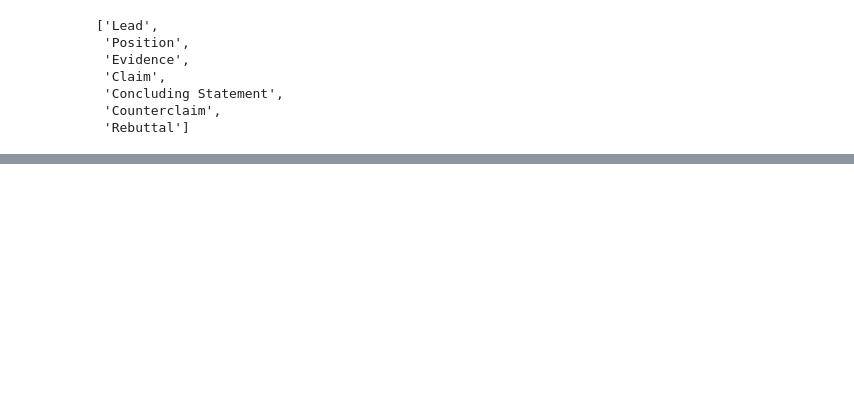
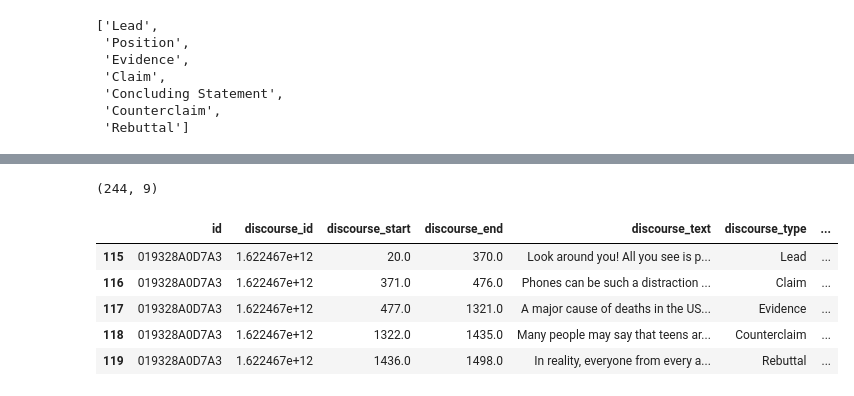
Before and after one commit to arthurcol/feedback_prize, a Jupyter notebook: notebooks/explorator.ipynb, the cells around one changed output, grey strips where cells are left out. Cells and saved outputs as stored; diff of their text form; code cells hidden in the pictures; blank space fills up the shorter version.

```diff
--- a/notebooks/explorator.ipynb
+++ b/notebooks/explorator.ipynb
@@ -200,7 +164,7 @@ colors={'Lead':'#DB3838',
        'None':'#FFFFFF'}
 # %%
 def render_html(df):
-    return f"<span style='background-color: {colors[df['discourse_type']]}'> {df['discourse_text']} </span>"
+    return f"<span style='background-color:{colors[df['discourse_type']]}'> {df['discourse_text']} </span> <b style='background-color:{colors[df['discourse_type']]}'> [{df['discourse_type']}] </b>"
 # %%
 df_full['html']=df_full.apply(render_html,axis=1)
 # %%
@@ -217,0 +202,13 @@ Cars are meant to have a driver behind the wheel and alert at all times. Driverl
+# %%
+df_full.shape
+# %% [output]
+(244, 9)
+# %%
+df_full.head()
+# %% [output]
+|  | id | discourse_id | discourse_start | discourse_end | discourse_text | discourse_type | ... |
+| 115 | 019328A0D7A3 | 1.622467e+12 | 20.0 | 370.0 | Look around you! All you see is p... | Lead | ... |
+| 116 | 019328A0D7A3 | 1.622467e+12 | 371.0 | 476.0 | Phones can be such a distraction ... | Claim | ... |
+| 117 | 019328A0D7A3 | 1.622467e+12 | 477.0 | 1321.0 | A major cause of deaths in the US... | Evidence | ... |
+| 118 | 019328A0D7A3 | 1.622467e+12 | 1322.0 | 1435.0 | Many people may say that teens ar... | Counterclaim | ... |
+| 119 | 019328A0D7A3 | 1.622467e+12 | 1436.0 | 1498.0 | In reality, everyone from every a... | Rebuttal | ... |
```
Also changed, not shown: parts of 17 cells of this notebook, 3 other files.
